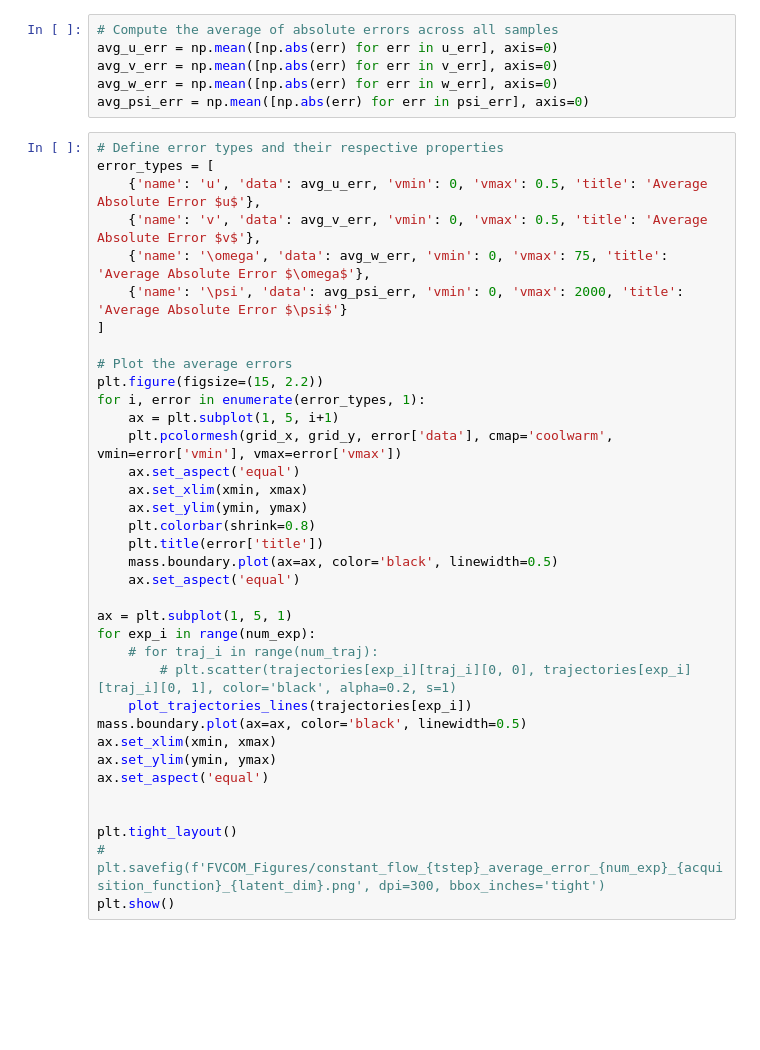
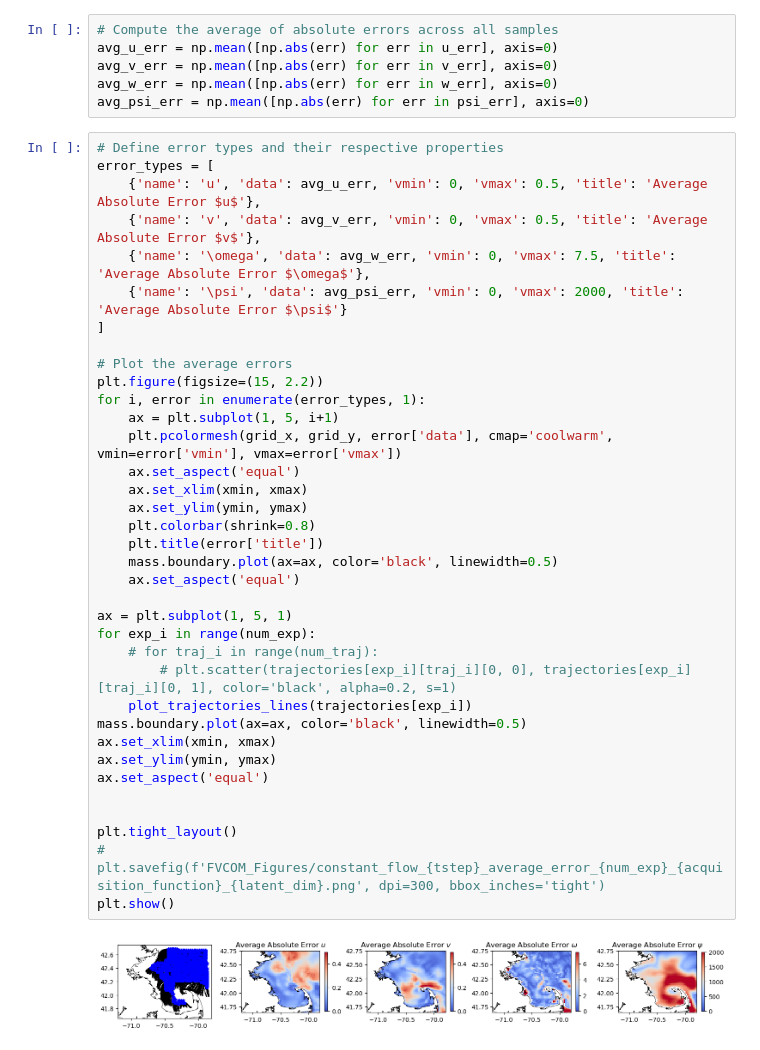
Before and after one commit to biancach/LDA_BO, a Jupyter notebook: examples/fvcom/bo/plot_results_flow.ipynb, the cells around one changed output. Cells and saved outputs as stored; diff of their text form; blank space fills up the shorter version.

```diff
--- a/examples/fvcom/bo/plot_results_flow.ipynb
+++ b/examples/fvcom/bo/plot_results_flow.ipynb
@@ -183,37 +187,39 @@ avg_psi_err = np.mean([np.abs(err) for err in psi_err], axis=0)
 error_types = [
     {'name': 'u', 'data': avg_u_err, 'vmin': 0, 'vmax': 0.5, 'title': 'Average Absolute Error $u$'},
     {'name': 'v', 'data': avg_v_err, 'vmin': 0, 'vmax': 0.5, 'title': 'Average Absolute Error $v$'},
-    {'name': '\omega', 'data': avg_w_err, 'vmin': 0, 'vmax': 75, 'title': 'Average Absolute Error $\omega$'},
+    {'name': '\omega', 'data': avg_w_err, 'vmin': 0, 'vmax': 7.5, 'title': 'Average Absolute Error $\omega$'},
     {'name': '\psi', 'data': avg_psi_err, 'vmin': 0, 'vmax': 2000, 'title': 'Average Absolute Error $\psi$'}
 ]
 
 # Plot the average errors
 plt.figure(figsize=(15, 2.2))
 for i, error in enumerate(error_types, 1):
     ax = plt.subplot(1, 5, i+1)
     plt.pcolormesh(grid_x, grid_y, error['data'], cmap='coolwarm', vmin=error['vmin'], vmax=error['vmax'])
     ax.set_aspect('equal')
     ax.set_xlim(xmin, xmax)
     ax.set_ylim(ymin, ymax)
     plt.colorbar(shrink=0.8)
     plt.title(error['title'])
     mass.boundary.plot(ax=ax, color='black', linewidth=0.5)
     ax.set_aspect('equal')
 
 ax = plt.subplot(1, 5, 1)
 for exp_i in range(num_exp):
     # for traj_i in range(num_traj):
         # plt.scatter(trajectories[exp_i][traj_i][0, 0], trajectories[exp_i][traj_i][0, 1], color='black', alpha=0.2, s=1)
     plot_trajectories_lines(trajectories[exp_i])
 mass.boundary.plot(ax=ax, color='black', linewidth=0.5)
 ax.set_xlim(xmin, xmax)
 ax.set_ylim(ymin, ymax)
 ax.set_aspect('equal')
 
 
 plt.tight_layout()
 # plt.savefig(f'FVCOM_Figures/constant_flow_{tstep}_average_error_{num_exp}_{acquisition_function}_{latent_dim}.png', dpi=300, bbox_inches='tight')
 plt.show()
+# %% [output]
+[figure, added]
 # %%
 # Define error types and their respective properties
 error_types = [
```
Also changed, not shown: parts of 5 cells of this notebook, 7 other files.
